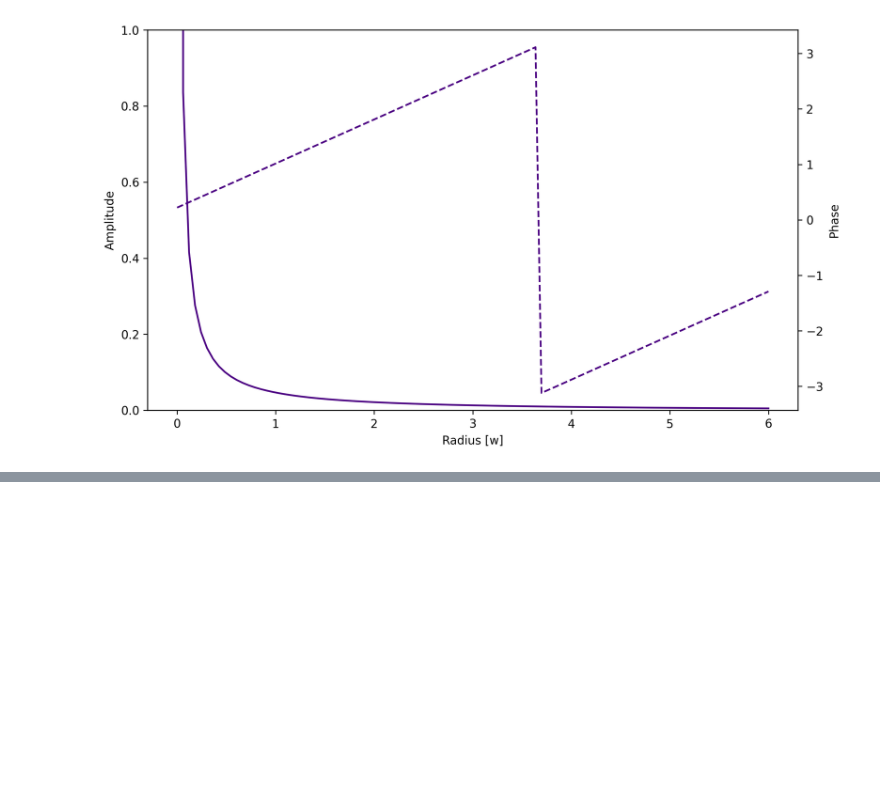
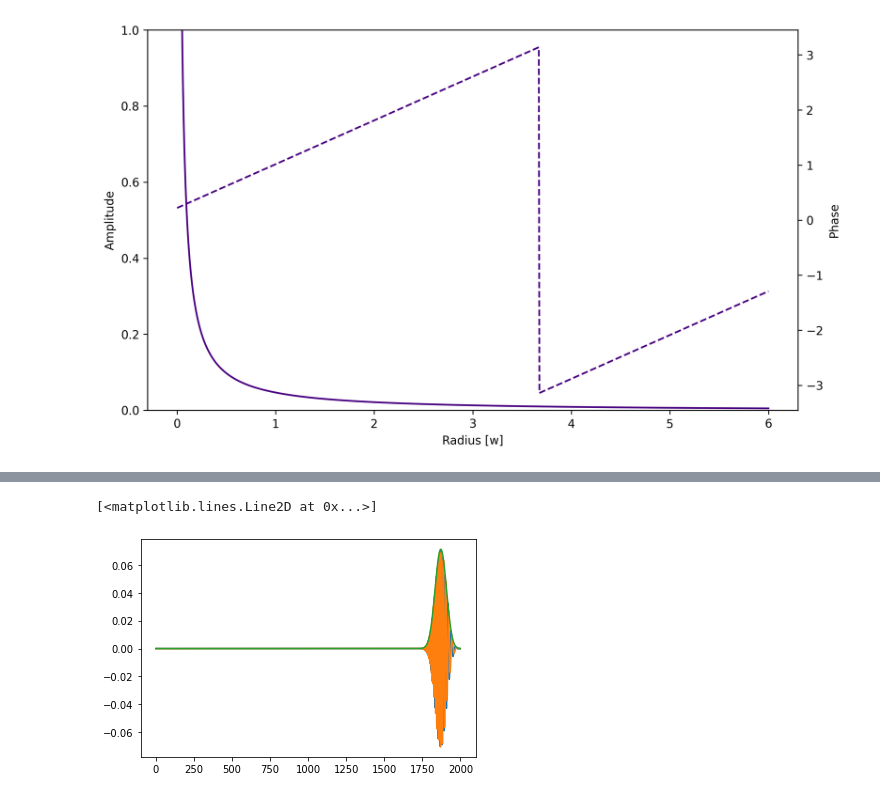
Before and after one commit to nyuad-astroparticle/LXe-Phonon, a Jupyter notebook: Theory/damped-wave/Visualisation.ipynb, the cells around one changed output, grey strips where cells are left out. Drawn from its saved outputs; the diff is of its cells as text; code cells hidden in the pictures; blank space fills up the shorter version.

```diff
--- a/Theory/damped-wave/Visualisation.ipynb
+++ b/Theory/damped-wave/Visualisation.ipynb
@@ -134,0 +138,15 @@ Text(0.5, 0, 'Frequency [w]')
+# %%
+import numpy.fft as fft
+
+X = F(rp,w)
+X = np.append(X,[0]*len(X),axis=0)
+
+Y = fft.ifft(X)
+
+plt.plot(Y.real)
+plt.plot(Y.imag)
+plt.plot(abs(Y))
+# plt.xlim(1980,2000)
+# %% [output]
+[<matplotlib.lines.Line2D at 0x...>]
+[figure, added]
```
Also changed, not shown: parts of 6 cells of this notebook, 12 other files.
